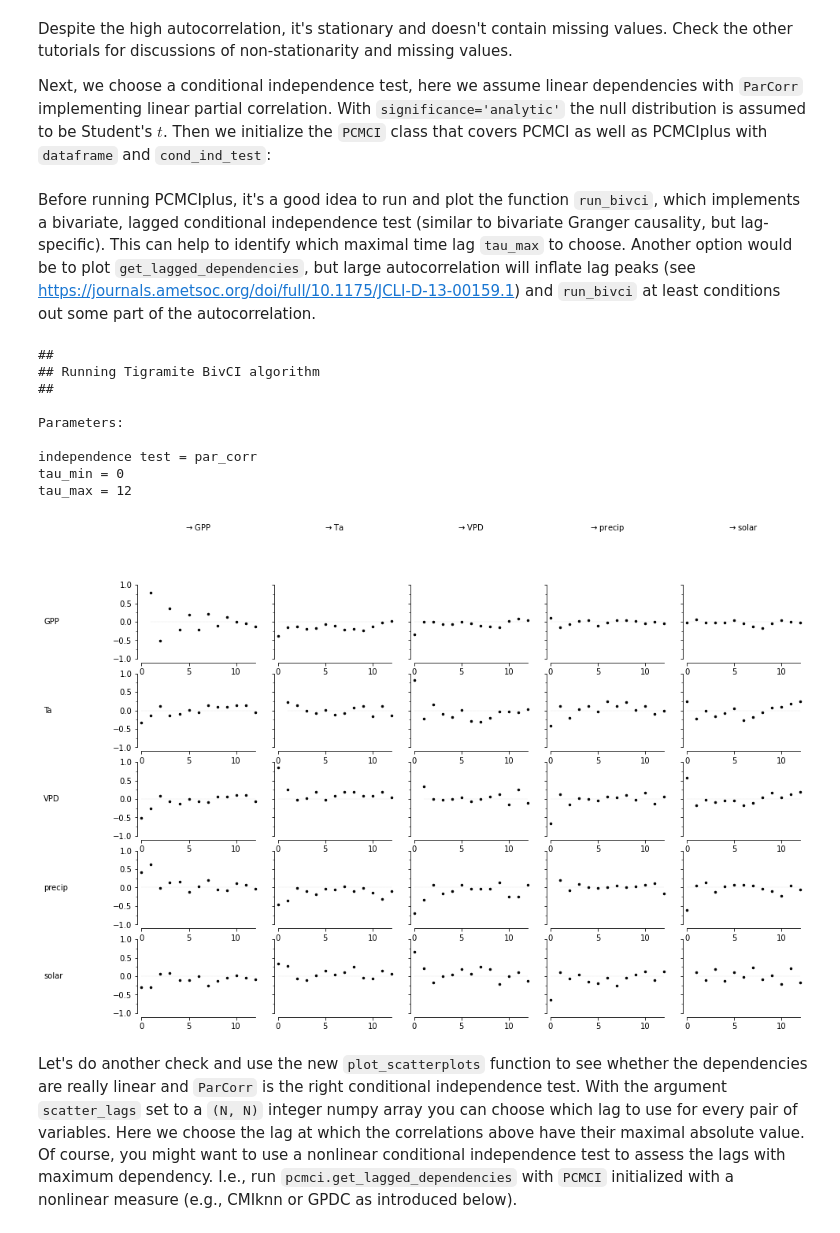
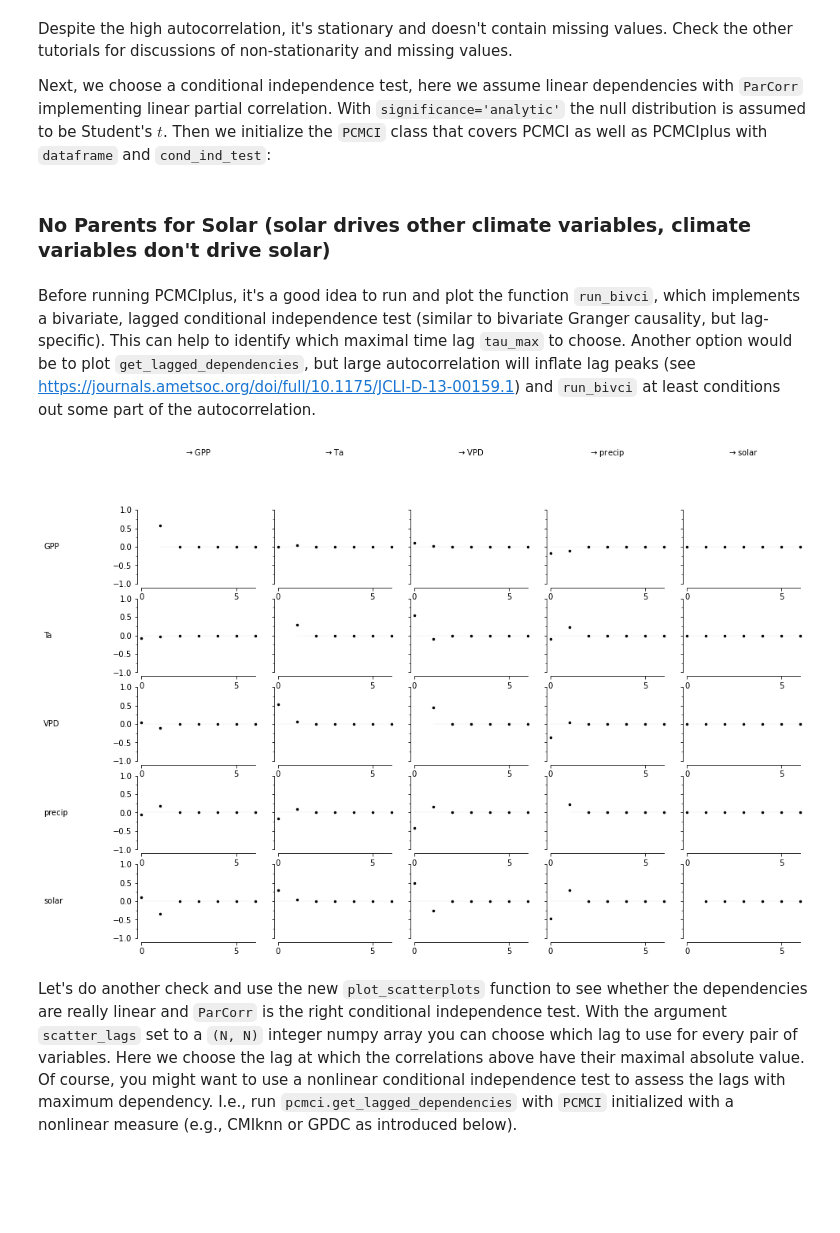
Before and after one commit to cbur24/NEE_modelling, a Jupyter notebook: notebooks/pcmci_plus_ECdata.ipynb, the cells around one changed output. Cells and saved outputs as stored; diff of their text form; code cells hidden in the pictures; blank space fills up the shorter version.

Commit message:
testing prediction using PCMCI

```diff
--- a/notebooks/pcmci_plus_ECdata.ipynb
+++ b/notebooks/pcmci_plus_ECdata.ipynb
@@ -68,10 +68,10 @@ GreatWesternWoodlands/2022_v1/L6/default/GreatWesternWoodlands_L6_20130101_20220
 
 GreatWesternWoodlands/2022_v1/L6/default/GreatWesternWoodlands_L6_20130101_20220101_Monthly.nc -->
 # %%
-site = 'AliceSpringsMulga/2022_v1/L6/default/AliceSpringsMulga_L6_20100903_20211231_Monthly.nc'
+site = 'Whroo/2022_v1/L6/default/Whroo_L6_20111201_20220218_Monthly.nc'
 var = ['GPP_SOLO', 'Ta', 'VPD','Precip', 'Fsd']
 var_names = ['GPP','Ta', 'VPD', 'precip', 'solar']
-max_lag = 12
+max_lag = 6
 # time='2019-01-01', '2019-12-30'
 # %% [markdown]
 ## Load data
@@ -171,3 +171,5 @@ pcmci = PCMCI(
     dataframe=dataframe,
     cond_ind_test=parcorr,
     verbosity=1)
+# %% [markdown]
+### No Parents for Solar (solar drives other climate variables, climate variables don't drive solar)
@@ -174,21 +186,12 @@ pcmci = PCMCI(
 # %% [markdown]
 Before running PCMCIplus, it's a good idea to run and plot the function ``run_bivci``, which implements a bivariate, lagged conditional independence test (similar to bivariate Granger causality, but lag-specific). This can help to identify which maximal time lag ``tau_max`` to choose. Another option would be to plot ``get_lagged_dependencies``, but large autocorrelation will inflate lag peaks (see https://journals.ametsoc.org/doi/full/10.1175/JCLI-D-13-00159.1) and ``run_bivci`` at least conditions out some part of the autocorrelation.
 # %%
-correlations = pcmci.run_bivci(tau_max=max_lag, val_only=True)['val_matrix']
+correlations = pcmci.run_bivci(tau_max=max_lag, val_only=True, selected_links=selected_links)['val_matrix']
 lag_func_matrix = tp.plot_lagfuncs(val_matrix=correlations,
                                    setup_args={'var_names':var_names, 'figsize':(15, 10),
                                     'x_base':5, 'y_base':.5})
 # %% [output]
-##
-## Running Tigramite BivCI algorithm
-##
-
-Parameters:
-
-independence test = par_corr
-tau_min = 0
-tau_max = 12
-[figure, old version]
+[figure, new version]
 # %% [markdown]
 Let's do another check and use the new ``plot_scatterplots`` function to see whether the dependencies are really linear and ``ParCorr`` is the right conditional independence test. With the argument ``scatter_lags`` set to a ``(N, N)`` integer numpy array you can choose which lag to use for every pair of variables. Here we choose the lag at which the correlations above have their maximal absolute value. Of course, you might want to use a nonlinear conditional independence test to assess the lags with maximum dependency. I.e., run ``pcmci.get_lagged_dependencies`` with ``PCMCI`` initialized with a nonlinear measure (e.g., CMIknn or GPDC as introduced below).
 # %%
```
Also changed, not shown: parts of 13 cells of this notebook, 2 other files.
